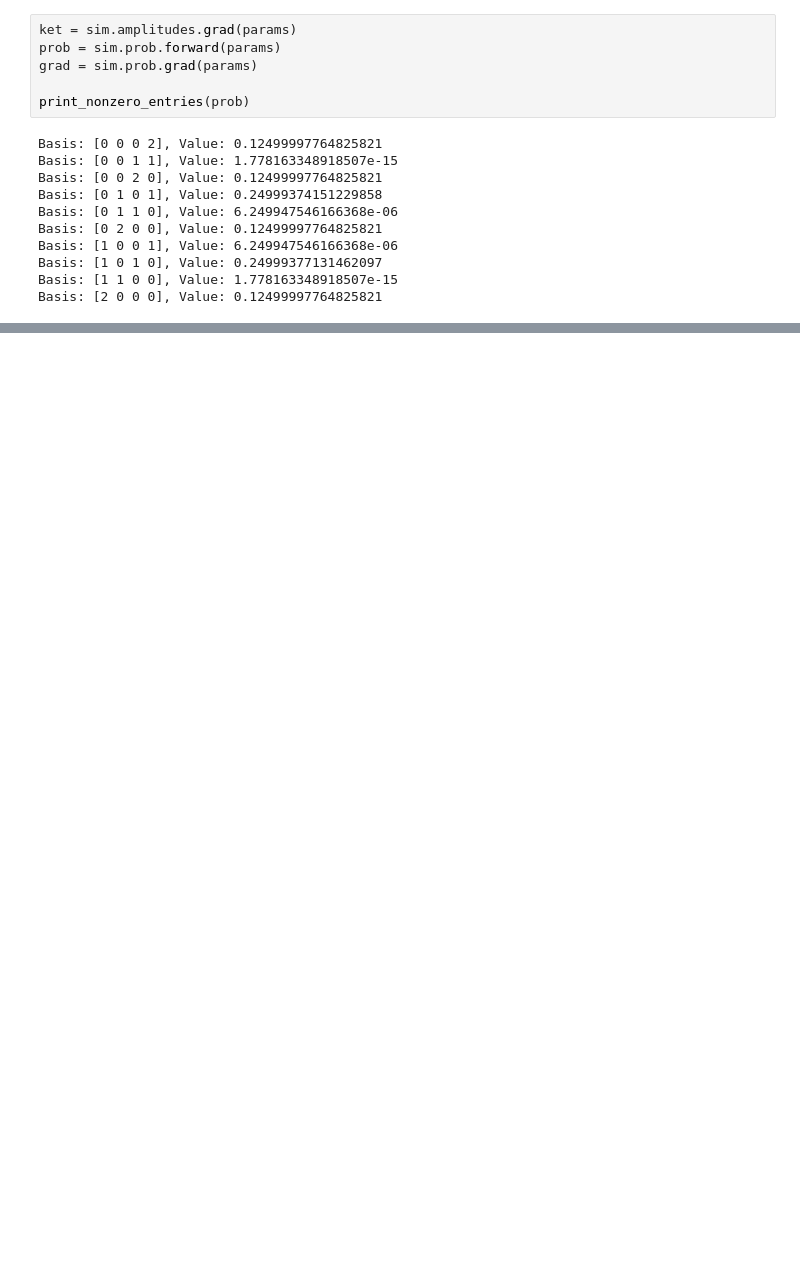
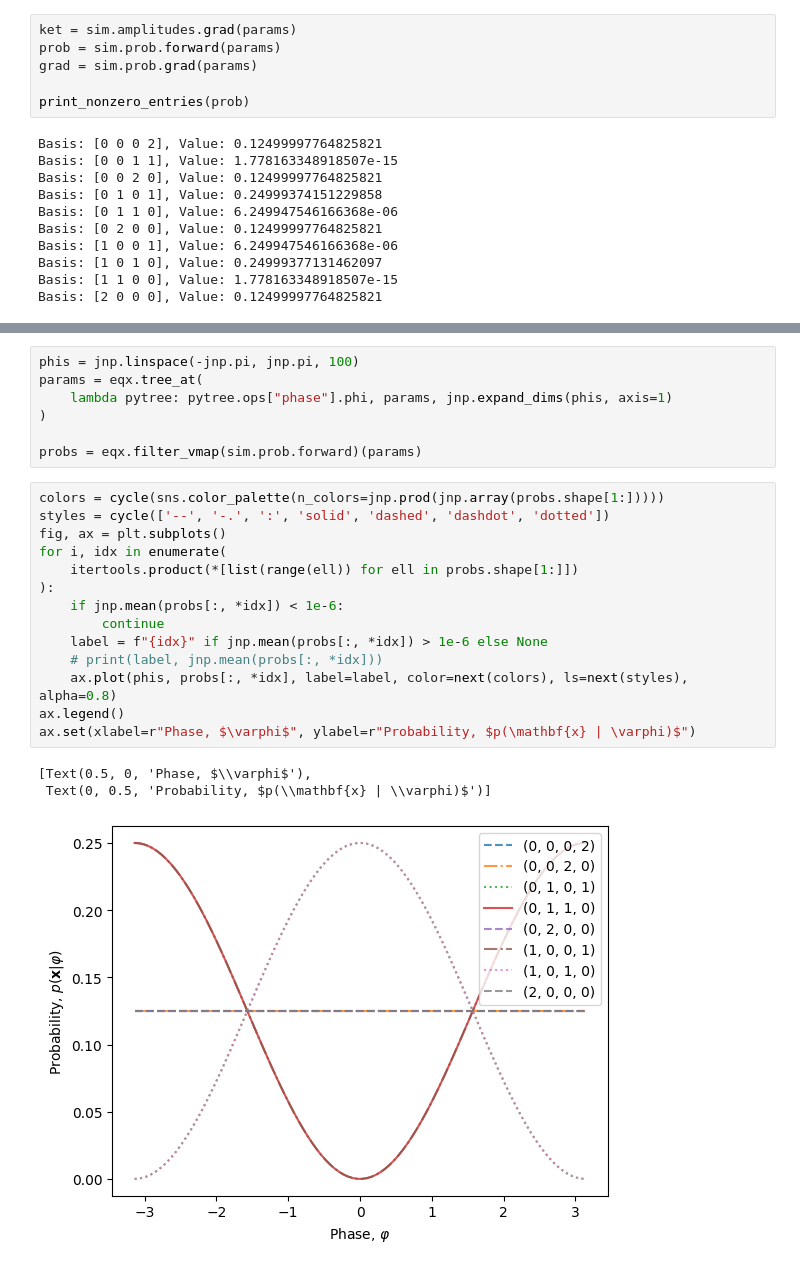
Before and after one commit to benjimaclellan/squint, a Jupyter notebook: examples/2b_gjc.ipynb, the cells around one changed output, grey strips where cells are left out. Saved outputs shown, nothing was run; the diff lists cells and outputs as text; blank space fills up the shorter version.

```diff
--- a/examples/2b_gjc.ipynb
+++ b/examples/2b_gjc.ipynb
@@ -128 +131,26 @@ The classical Fisher information for `phi` is 0.5
 The classical Fisher information is [[0.5]]
+# %%
+phis = jnp.linspace(-jnp.pi, jnp.pi, 100)
+params = eqx.tree_at(
+    lambda pytree: pytree.ops["phase"].phi, params, jnp.expand_dims(phis, axis=1)
+)
+
+probs = eqx.filter_vmap(sim.prob.forward)(params)
+# %%
+colors = cycle(sns.color_palette(n_colors=jnp.prod(jnp.array(probs.shape[1:]))))
+styles = cycle(['--', '-.', ':', 'solid', 'dashed', 'dashdot', 'dotted'])
+fig, ax = plt.subplots()
+for i, idx in enumerate(
+    itertools.product(*[list(range(ell)) for ell in probs.shape[1:]])
+):
+    if jnp.mean(probs[:, *idx]) < 1e-6:
+        continue
+    label = f"{idx}" if jnp.mean(probs[:, *idx]) > 1e-6 else None
+    # print(label, jnp.mean(probs[:, *idx]))
+    ax.plot(phis, probs[:, *idx], label=label, color=next(colors), ls=next(styles), alpha=0.8)
+ax.legend()
+ax.set(xlabel=r"Phase, $\varphi$", ylabel=r"Probability, $p(\mathbf{x} | \varphi)$")
+# %% [output]
+[Text(0.5, 0, 'Phase, $\\varphi$'),
+ Text(0, 0.5, 'Probability, $p(\\mathbf{x} | \\varphi)$')]
+[figure, added]
```
Also changed, not shown: parts of 3 cells of this notebook, 4 other files.
